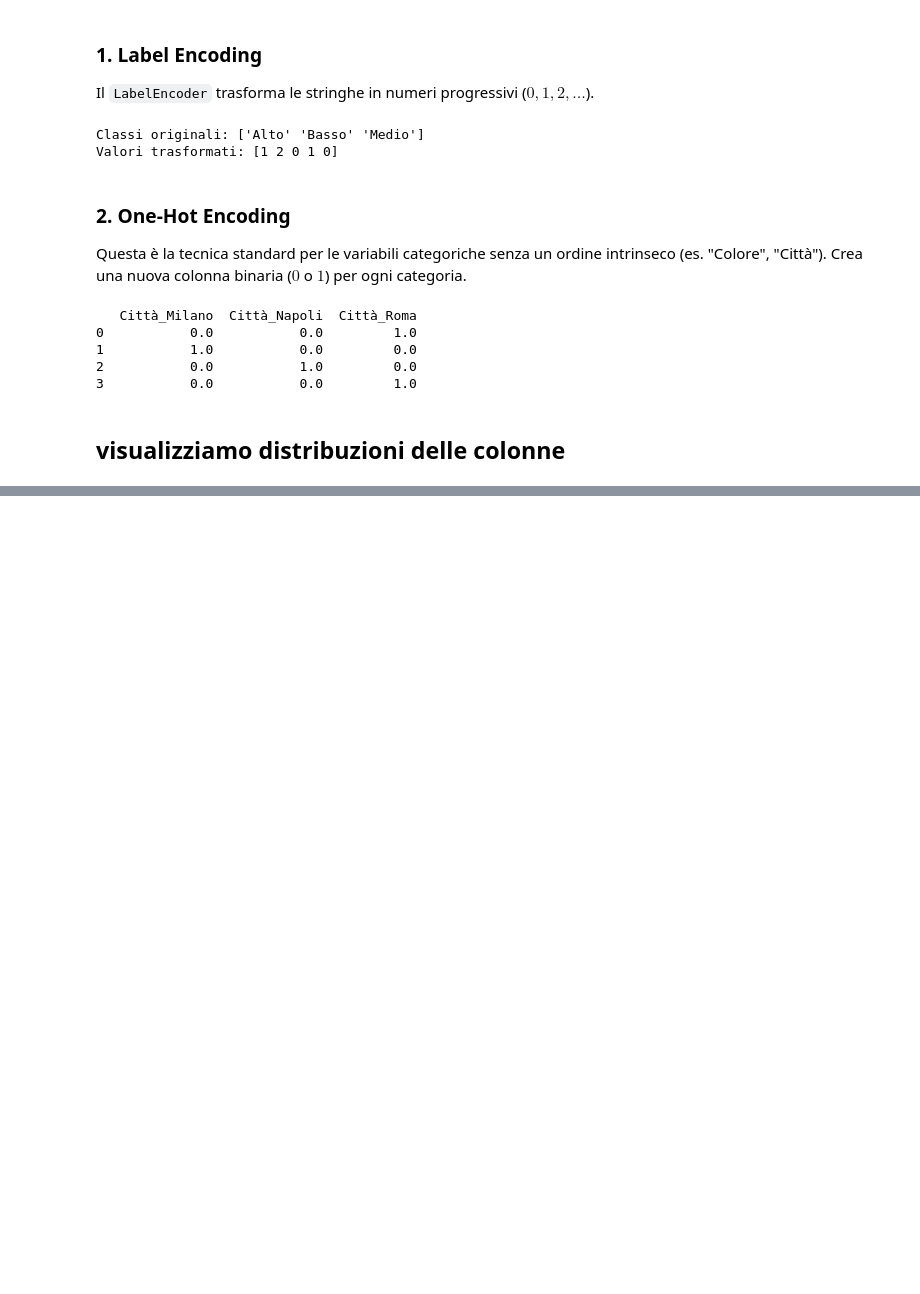
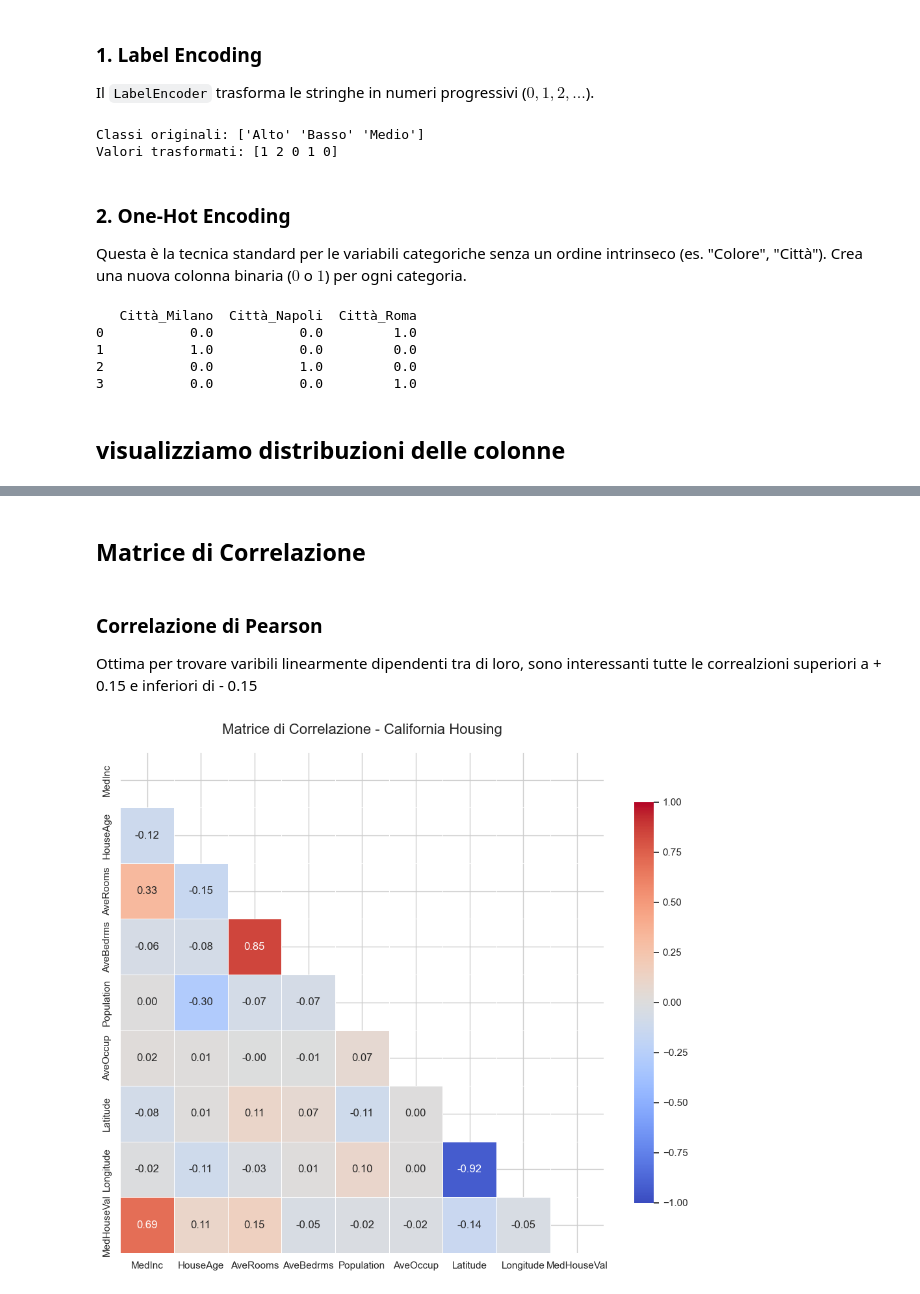
Before and after one commit to mariagrazianuzzolese05-svg/deposito_nuzzolesemariagrazia, a Jupyter notebook: corsopythonfebbraio/lunedì 02-03/mattina/california1.ipynb, the cells around one changed output, grey strips where cells are left out. Cells and saved outputs as stored; diff of their text form; code cells hidden in the pictures; blank space fills up the shorter version.

```diff
--- a/corsopythonfebbraio/lunedì 02-03/mattina/california1.ipynb
+++ b/corsopythonfebbraio/lunedì 02-03/mattina/california1.ipynb
@@ -277,0 +272,39 @@ ValueError: Cannot take a larger sample than population when 'replace=False'
+# %% [markdown]
+## Matrice di Correlazione
+# %% [markdown]
+### Correlazione di Pearson
+
+Ottima per trovare varibili linearmente dipendenti tra di loro, sono interessanti tutte le correalzioni superiori a + 0.15 e inferiori di - 0.15
+# %%
+import seaborn as sns
+import matplotlib.pyplot as plt
+import numpy as np
+
+# 1. Calcolo della matrice di correlazione
+# Usiamo il metodo di Pearson (default)
+corr = df.corr()
+
+# 2. Creazione di una "maschera" per nascondere la parte superiore
+# Essendo la matrice speculare, vedere entrambi i lati crea solo confusione visiva
+mask = np.triu(np.ones_like(corr, dtype=bool))
+
+# 3. Configurazione del grafico
+plt.figure(figsize=(12, 10))
+
+# Disegniamo la heatmap
+sns.heatmap(
+    corr,
+    mask=mask,          # Nasconde la parte superiore duplicata
+    annot=True,         # Scrive i numeri dentro i quadratini
+    fmt=".2f",          # Formatta i numeri a 2 decimali
+    cmap='coolwarm',    # Colore: rosso (positivo), blu (negativo), bianco (zero)
+    vmin=-1, vmax=1,    # Imposta i limiti della scala colorata
+    center=0,           # Il centro della scala è lo zero
+    linewidths=.5,      # Aggiunge una linea di separazione tra i quadrati
+    cbar_kws={"shrink": .8} # Rimpicciolisce la barra dei colori laterale
+)
+
+plt.title('Matrice di Correlazione - California Housing', fontsize=16, pad=20)
+plt.show()
+# %% [output]
+[figure, added]
```
Also changed, not shown: parts of 11 cells of this notebook.
